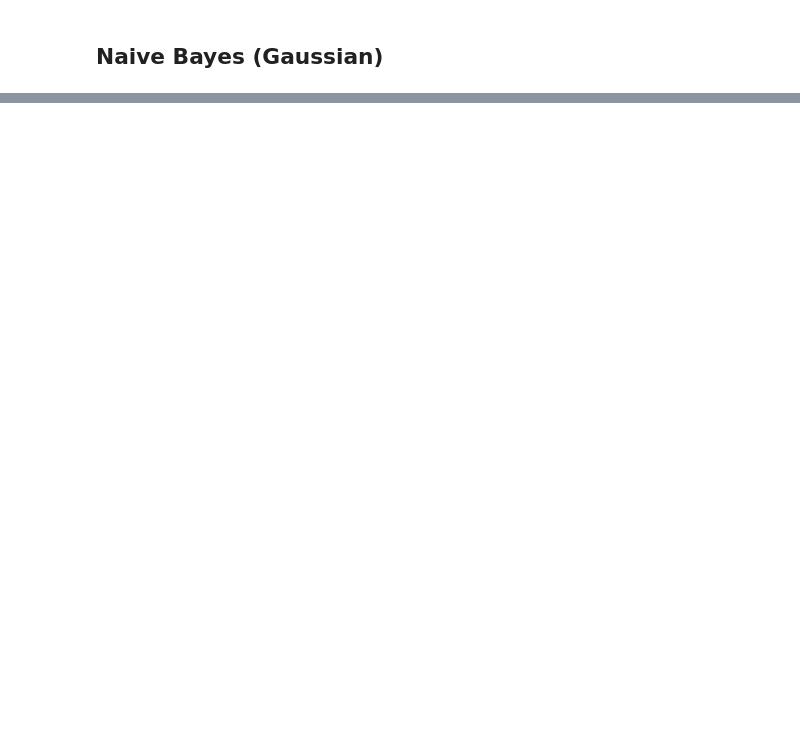
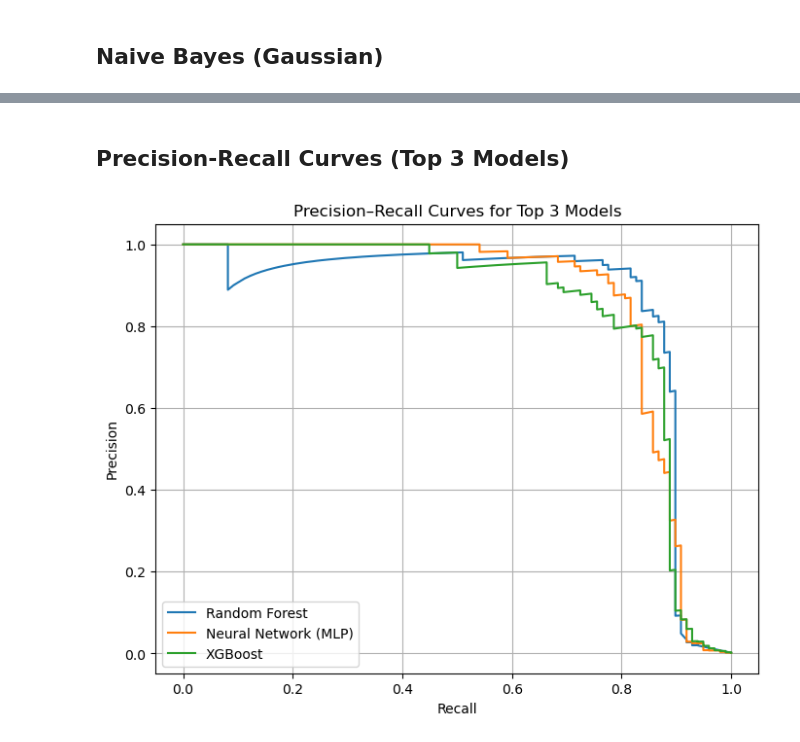
Before and after one commit to aprilchia/ADS-505-Applied_Data_Science_for_Business, a Jupyter notebook: Final_Notebook.ipynb, the cells around one changed output, grey strips where cells are left out. Saved outputs shown, nothing was run; the diff lists cells and outputs as text; code cells hidden in the pictures; blank space fills up the shorter version.

```diff
--- a/Final_Notebook.ipynb
+++ b/Final_Notebook.ipynb
@@ -431,0 +641,21 @@ print(classification_report(y_test, preds_nb))
+# %% [markdown]
+## Precision-Recall Curves (Top 3 Models)
+# %%
+plt.figure(figsize = (8,6))
+
+for name, scores in [
+    ("Random Forest", rf_scores),
+    ("Neural Network (MLP)", mlp_scores),
+    ("XGBoost", xgb_scores)
+]:
+    precision, recall, _ = precision_recall_curve(y_test, scores)
+    plt.plot(recall, precision, label = name)
+
+plt.xlabel("Recall")
+plt.ylabel("Precision")
+plt.title("Precision–Recall Curves for Top 3 Models")
+plt.legend()
+plt.grid(True)
+plt.show()
+# %% [output]
+[figure, added]
```
Also changed, not shown: parts of 32 cells of this notebook.
